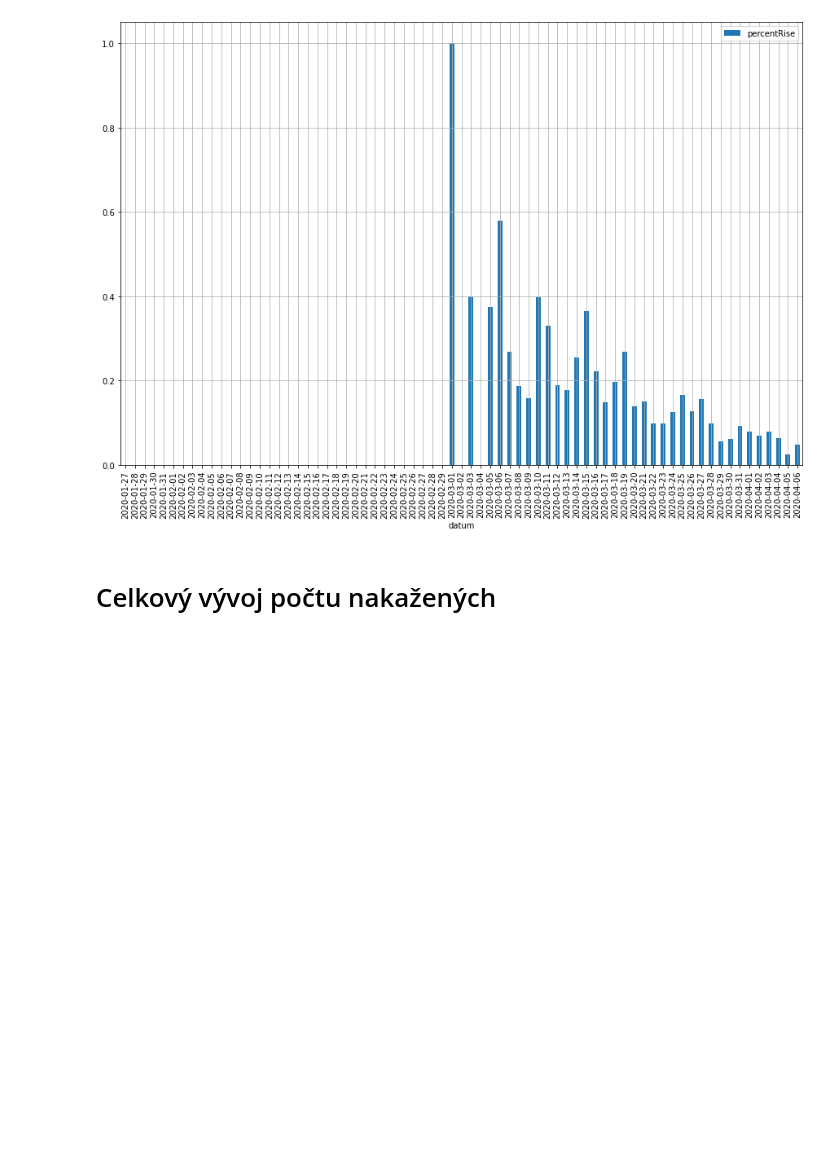
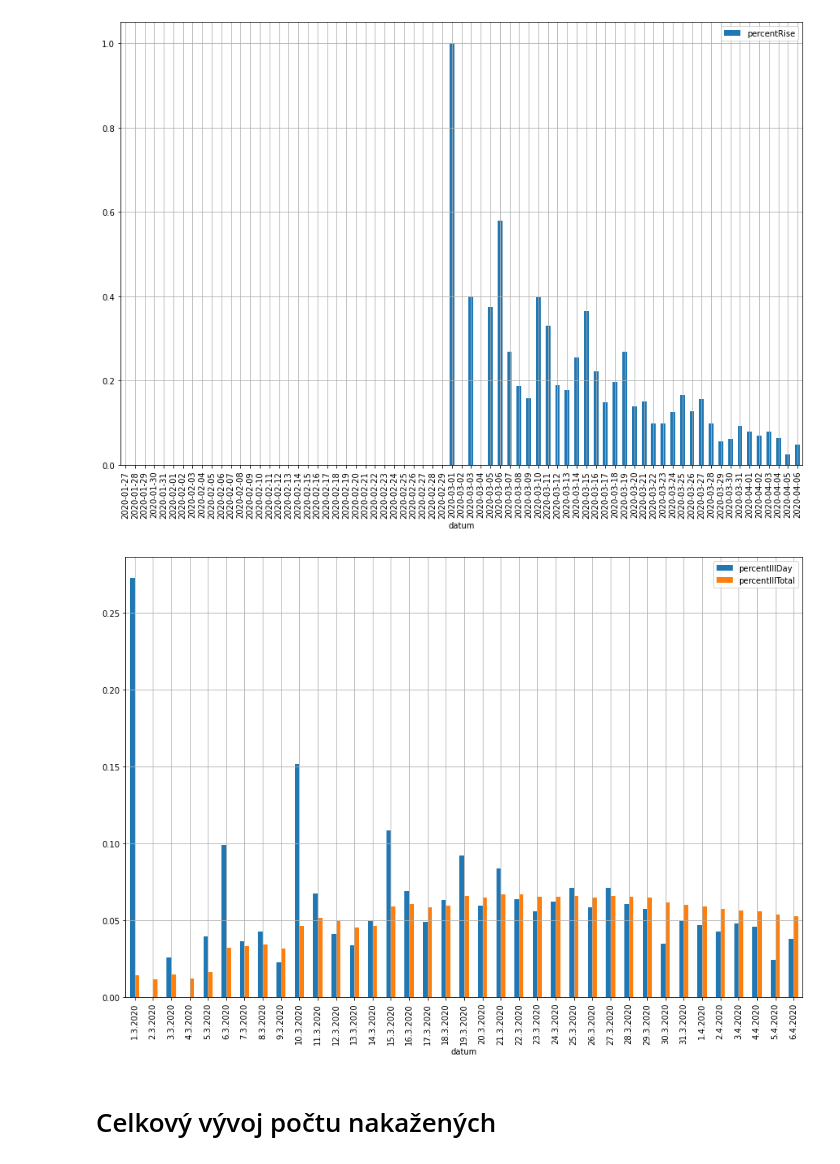
Before and after one commit to hrbolek/coronavirus, a Jupyter notebook: czech_open_data.ipynb, the cells around one changed output. Cells and saved outputs as stored; diff of their text form; code cells hidden in the pictures; blank space fills up the shorter version.

```diff
--- a/czech_open_data.ipynb
+++ b/czech_open_data.ipynb
@@ -42,6 +52,16 @@ dataTesty = responseTesty.json()
 # %%
 dfCumulative = pd.DataFrame(dataCumulative)
 dfHlaseni = pd.DataFrame(dataHlaseni)
+dfTesty = pd.DataFrame(dataTesty['data'])
+
+def convertDate(gen):
+  for item in gen:
+    subitems = item.split('.')
+    newitem = subitems[2] + '-' + '{:0>2}'.format(subitems[1]) + '-' + '{:0>2}'.format(subitems[0])
+    yield newitem
+
+dfTesty['datum_int'] = list(convertDate(dfTesty.datum))
+
 dfCumulative.plot(kind='bar',x='datum',y='pocetCelkem')
 #dfCumulative.plot(kind='bar',x='datum',y='pocetDen')
 plt.grid(which='both')
@@ -63,6 +83,24 @@ plt.grid(which='both')
 plt.show()
 # %% [output]
 [figure]
+# %%
+
+#display(dfTesty)
+#display(dfCumulative)
+#display(dfHlaseni)
+#df = dfTesty.join(dfCumulative.set_index('datum'), on='Col3')
+pd.set_option('display.max_rows', None)
+dfNew =  dfTesty.set_index('datum_int').join(dfCumulative.set_index('datum'))
+dfNew['percentIllDay'] = dfNew.pocetDen /dfNew['testy-den']
+dfNew['percentIllTotal'] = dfNew.pocetCelkem /dfNew['testy-celkem']
+#display(dfNew[dfNew['pocetCelkem'] > 0])
+#display(dfNew[dfNew['celkem'] > 211])
+#display(dfNew[dfNew['datum_int'] > '2020-03-00'])
+dfNew[dfNew['pocetCelkem'] > 0].plot(kind='bar',x='datum',y=['percentIllDay', 'percentIllTotal'])
+plt.grid(which='both')
+plt.show()
+# %% [output]
+[figure, added]
 # %% [markdown]
 # Celkový vývoj počtu nakažených
 # %%
```
Also changed, not shown: parts of 1 cell of this notebook.
